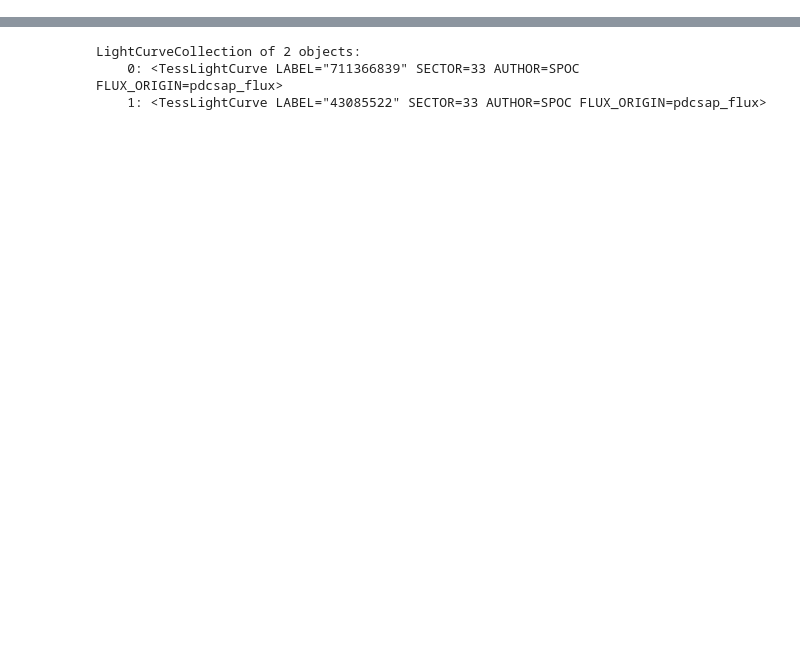
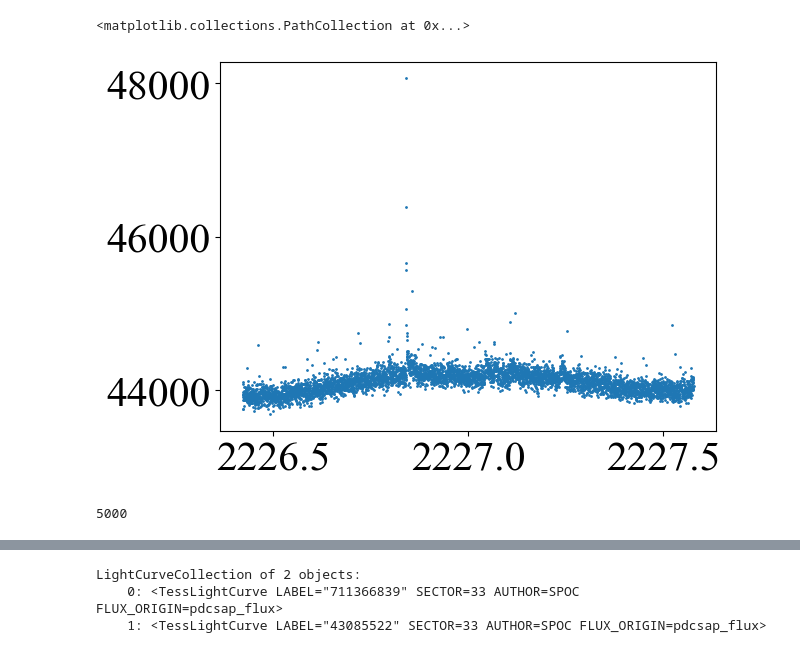
Before and after one commit to QuickPainter/M_Dwarf_Oscillations, a Jupyter notebook: lightkurve.ipynb, the cells around one changed output, grey strips where cells are left out. Saved outputs shown, nothing was run; the diff lists cells and outputs as text; code cells hidden in the pictures; blank space fills up the shorter version.

```diff
--- a/lightkurve.ipynb
+++ b/lightkurve.ipynb
@@ -362,0 +488,4 @@ SearchResult containing 1 data products.
+# %%
+y = lc.flux.value[-5000:]
+t = lc.time.value[-5000:]
+yerr = lc.flux_err.value[-5000:]
@@ -362,0 +523,9 @@ SearchResult containing 1 data products.
+# %%
+plt.scatter(t,y,s=1)
+# %% [output]
+<matplotlib.collections.PathCollection at 0x...>
+[figure, added]
+# %%
+len(t)
+# %% [output]
+5000
```
Also changed, not shown: parts of 63 cells of this notebook, 1 other file.
